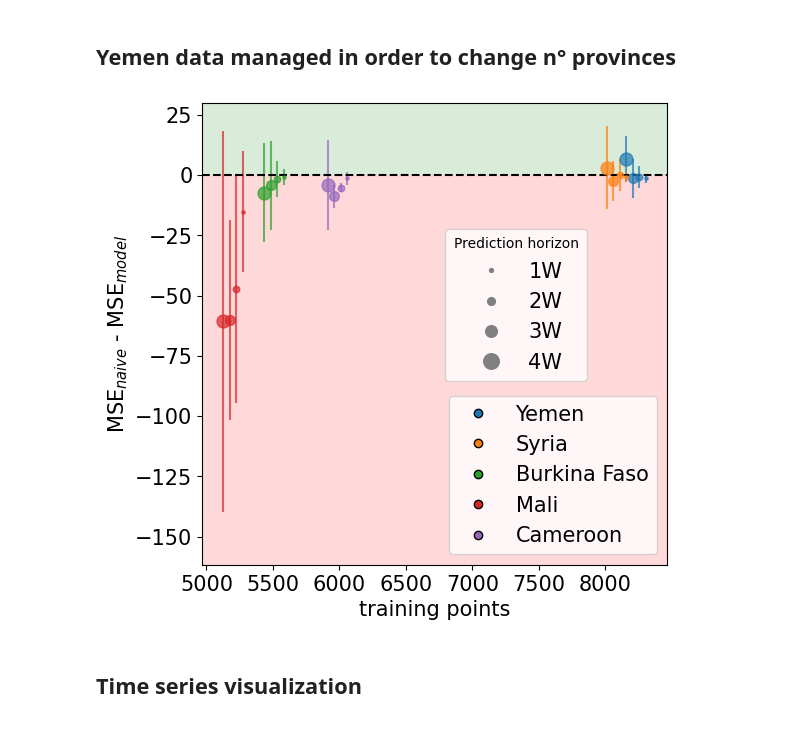
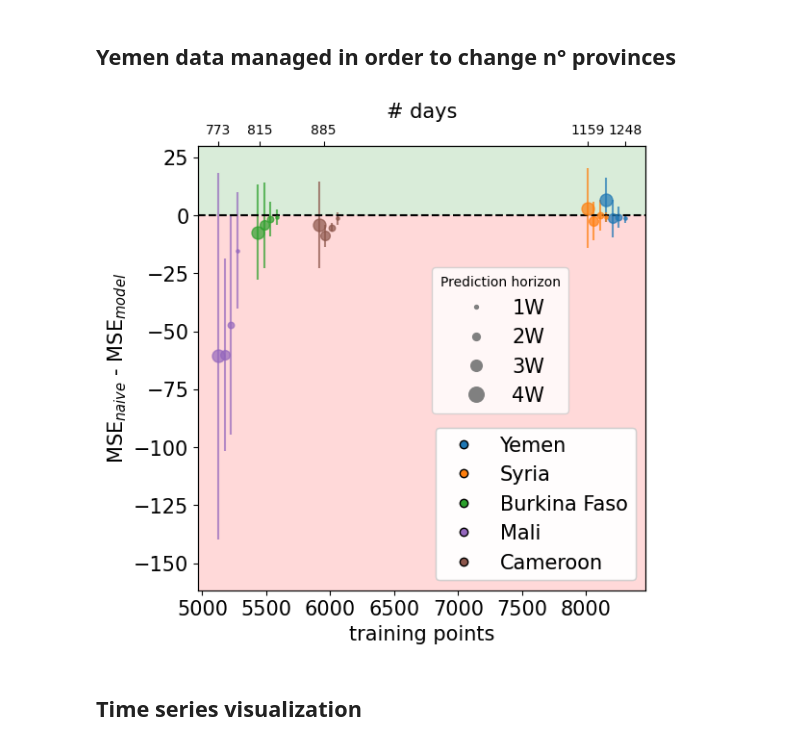
Before and after one commit to pietro-foini/ISI-WFP, a Jupyter notebook: Time-series Forecasting/RESULTS&ANALYSIS/Forecasting (naive vs model & performance) - N° provinces - Review 3.ipynb, the cells around one changed output. Saved outputs shown, nothing was run; the diff lists cells and outputs as text; code cells hidden in the pictures.

Commit message:
Update paper figures

```diff
--- a/Time-series Forecasting/RESULTS&ANALYSIS/Forecasting (naive vs model & performance) - N° provinces - Review 3.ipynb
+++ b/Time-series Forecasting/RESULTS&ANALYSIS/Forecasting (naive vs model & performance) - N° provinces - Review 3.ipynb
@@ -21,6 +21,9 @@ def f_loss(x, axis, level, func):
     # Naive.
     naive = func(x.xs("FCG", axis = axis, level = level), x.xs("Naive", axis = axis, level = level))
     return pd.Series([model, naive], index = ["mse_model", "mse_naive"])
+# %%
+COUNTRIES_ONLY_COLORS = ["Yemen", "Syria", "Burkina Faso", "Nigeria", "Mali", "Cameroon"]
+COLORS = {country: sns.color_palette("tab10")[i] for i, country in enumerate(COUNTRIES_ONLY_COLORS)}
 # %% [markdown]
 # Analysis
 # %%
@@ -38,15 +41,20 @@ NAMES = ["Yemen", "Syria", "Burkina Faso", "Mali", "Cameroon"]
 # %%
 fig, axs = plt.subplots(figsize = (6, 6))
 
+days_country = list()
 for i, (COUNTRY, SEEDS) in enumerate(COUNTRIES.items()):
     forecast_all_seeds = {}
     # Forecasting results.
     for SEED in SEEDS:
         # Load forecasting results for each split.
         xls = pd.ExcelFile(PROJECT_ROOT + f"{COUNTRY}/{SEED}/out_test/forecast.xlsx")
+        # FCG.
+        fcg = pd.read_excel(xls, xls.sheet_names[0], index_col = 0, header = [0, 1, 2])
         forecast_all_splits = dict()
+        days = list()
         for split in xls.sheet_names[1:]:
             forecast = pd.read_excel(xls, split, index_col = 0, header = [0, 1, 2])
+            days.append(len(fcg.loc[:forecast.index[0]])-1)
             # Reset the index.
             forecast.index = np.arange(1, len(forecast) + 1)
             forecast.index.names = ["Prediction horizon"]
@@ -85,41 +93,53 @@ for i, (COUNTRY, SEEDS) in enumerate(COUNTRIES.items()):
     results_mean = results_mean.loc[[7, 14, 21, 28]]
     results_std = results_std.loc[[7, 14, 21, 28]]
 
+    if NAMES[i] == "Syria":
+        days_country.append((int(np.mean(days)), training_shape.mean().mean()-130))
+    else:
+        days_country.append((int(np.mean(days)), training_shape.mean().mean()))
+
     for j in range(len(results_mean)):
         axs.errorbar(results_mean.iloc[j]["training points"], results_mean.iloc[j]["diff"],
                      yerr = results_std.iloc[j]["diff"], marker = "o", linestyle = "none",
-                     color = sns.color_palette("tab10")[i], markersize = results_mean.index[j]/3,
+                     color = COLORS[NAMES[i]], markersize = results_mean.index[j]/3,
                      alpha = 0.7)
 
 # Add 0 line.
 axs.axhline(y = 0, color = "black", linestyle = "--")
 
+ax2 = axs.twiny()
+ax2.plot([x[1] for x in days_country], np.ones(len(days_country)), alpha = 0) # Create a dummy plot
+xticks = ax2.get_xticks()
+ax2.set_xticks([x[1] for x in days_country])
+ax2.set_xticklabels([str(x[0]) for x in days_country], fontdict = {'fontsize': 10})
+ax2.set_xlabel("# days")
+
 # Legend.
-h = [plt.plot([],[], color = sns.color_palette("tab10")[i], marker = "o", ls = "", markeredgewidth = 1,
+h = [plt.plot([],[], color = COLORS[NAMES[i]], marker = "o", ls = "", markeredgewidth = 1,
               markeredgecolor = "black")[0] for i, sim in enumerate(NAMES)]
 h = plt.legend(handles = h, labels = NAMES, loc = "lower right")
 
 h1 = [plt.plot([],[], color = "gray", marker = "o", ms = i, ls = "")[0] for i in results_mean.index.values/2.5]
 axs.legend(handles = h1, labels = ["1W", "2W", "3W", "4W"], loc = "upper right", bbox_to_anchor = (0.85,0.75),
            title = "Prediction horizon")
 
 plt.gca().add_artist(h)
 
 axs.set_xlabel("training points")
 axs.set_ylabel("MSE$_{naive}$ - MSE$_{model}$")
 
 a = (axs.get_xlim()[0], axs.get_xlim()[1])
 b = (axs.get_ylim()[0], 50)
 
 axs.fill_between(np.arange(a[0], a[1]), 0, b[1], facecolor = "green", alpha = 0.15)
 axs.fill_between(np.arange(a[0], a[1]), 0, b[0]-30, facecolor = "red", alpha = 0.15)
 
 axs.set_xlim(a)
 axs.set_ylim((b[0]-14, 30))
 
 fig.savefig("./IMAGES/Review 3/Figure4a.png" , bbox_inches = "tight", dpi = 300)
 # %% [output]
-[figure, old version]
+[figure, new version]
 # %% [markdown]
 ## Time series visualization
 # %% [raw]
```
Also changed, not shown: 11 other files.
